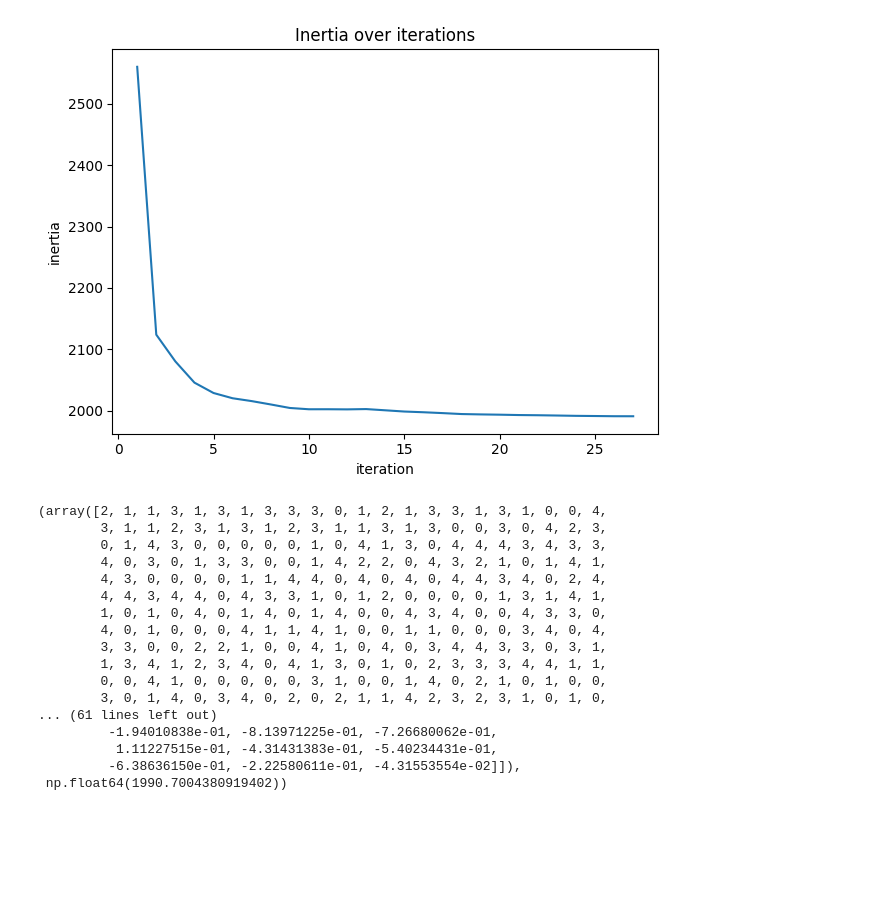
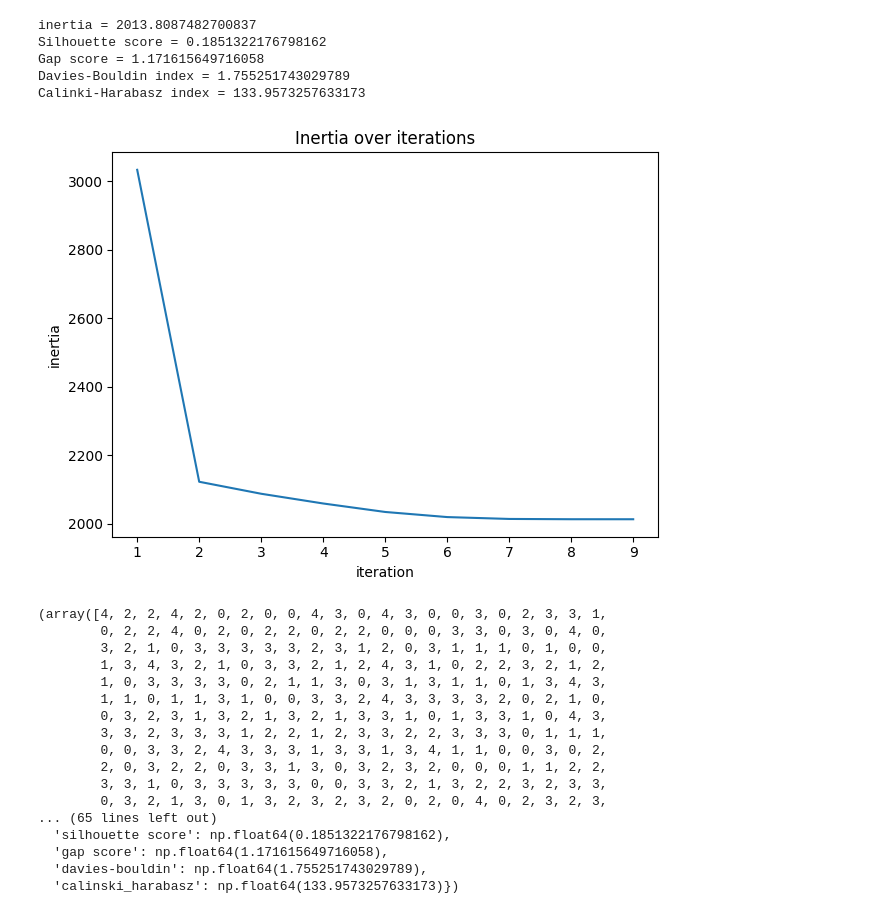
Before and after one commit to minareda417/Unsupervised-learning, a Jupyter notebook: k-means/kmeans.ipynb, the cells around one changed output. Drawn from its saved outputs; the diff is of its cells as text; code cells hidden in the pictures; blank space fills up the shorter version.

```diff
--- a/k-means/kmeans.ipynb
+++ b/k-means/kmeans.ipynb
@@ -2,7 +2,9 @@
 import pandas as pd
 import numpy as np
 # %%
-x = pd.read_csv("../data_processed.csv").to_numpy()
+df = pd.read_csv("../data_processed.csv")
+y = df['diagnosis']
+x = df.drop('diagnosis', axis = 1).to_numpy()
 # %%
 from KMeans import KMeans
 kmeans = KMeans(x)
@@ -33,3 +37,3 @@ Check the Elbow plot for visual inflection point
 # %%
-kmeans.fit(5, plot_inertia=True)
+kmeans.fit(5, plot_metrics=True)
 # %% [output]
@@ -54,21 +63,26 @@ kmeans.fit(5, plot_inertia=True)
 # %%
-kmeans.fit(5, smart_initialization=False, plot_inertia=True)
+kmeans.fit(5, smart_initialization=False, plot_metrics=True)
 # %% [output]
+inertia = 2013.8087482700837
+Silhouette score = 0.1851322176798162
+Gap score = 1.171615649716058
+Davies-Bouldin index = 1.755251743029789
+Calinki-Harabasz index = 133.9573257633173
-[figure, old version]
+[figure, new version]
-(array([2, 1, 1, 3, 1, 3, 1, 3, 3, 3, 0, 1, 2, 1, 3, 3, 1, 3, 1, 0, 0, 4,
-        3, 1, 1, 2, 3, 1, 3, 1, 2, 3, 1, 1, 3, 1, 3, 0, 0, 3, 0, 4, 2, 3,
-        0, 1, 4, 3, 0, 0, 0, 0, 0, 1, 0, 4, 1, 3, 0, 4, 4, 4, 3, 4, 3, 3,
-        4, 0, 3, 0, 1, 3, 3, 0, 0, 1, 4, 2, 2, 0, 4, 3, 2, 1, 0, 1, 4, 1,
-        4, 3, 0, 0, 0, 0, 1, 1, 4, 4, 0, 4, 0, 4, 0, 4, 4, 3, 4, 0, 2, 4,
-        4, 4, 3, 4, 4, 0, 4, 3, 3, 1, 0, 1, 2, 0, 0, 0, 0, 1, 3, 1, 4, 1,
-        1, 0, 1, 0, 4, 0, 1, 4, 0, 1, 4, 0, 0, 4, 3, 4, 0, 0, 4, 3, 3, 0,
-        4, 0, 1, 0, 0, 0, 4, 1, 1, 4, 1, 0, 0, 1, 1, 0, 0, 0, 3, 4, 0, 4,
-        3, 3, 0, 0, 2, 2, 1, 0, 0, 4, 1, 0, 4, 0, 3, 4, 4, 3, 3, 0, 3, 1,
-        1, 3, 4, 1, 2, 3, 4, 0, 4, 1, 3, 0, 1, 0, 2, 3, 3, 3, 4, 4, 1, 1,
-        0, 0, 4, 1, 0, 0, 0, 0, 0, 3, 1, 0, 0, 1, 4, 0, 2, 1, 0, 1, 0, 0,
-        3, 0, 1, 4, 0, 3, 4, 0, 2, 0, 2, 1, 1, 4, 2, 3, 2, 3, 1, 0, 1, 0,
-... (61 lines left out)
-         -1.94010838e-01, -8.13971225e-01, -7.26680062e-01,
-          1.11227515e-01, -4.31431383e-01, -5.40234431e-01,
-         -6.38636150e-01, -2.22580611e-01, -4.31553554e-02]]),
- np.float64(1990.7004380919402))
+(array([4, 2, 2, 4, 2, 0, 2, 0, 0, 4, 3, 0, 4, 3, 0, 0, 3, 0, 2, 3, 3, 1,
+        0, 2, 2, 4, 0, 2, 0, 2, 2, 0, 2, 2, 0, 0, 0, 3, 3, 0, 3, 0, 4, 0,
+        3, 2, 1, 0, 3, 3, 3, 3, 3, 2, 3, 1, 2, 0, 3, 1, 1, 1, 0, 1, 0, 0,
+        1, 3, 4, 3, 2, 1, 0, 3, 3, 2, 1, 2, 4, 3, 1, 0, 2, 2, 3, 2, 1, 2,
+        1, 0, 3, 3, 3, 3, 0, 2, 1, 1, 3, 0, 3, 1, 3, 1, 1, 0, 1, 3, 4, 3,
+        1, 1, 0, 1, 1, 3, 1, 0, 0, 3, 3, 2, 4, 3, 3, 3, 3, 2, 0, 2, 1, 0,
+        0, 3, 2, 3, 1, 3, 2, 1, 3, 2, 1, 3, 3, 1, 0, 1, 3, 3, 1, 0, 4, 3,
+        3, 3, 2, 3, 3, 3, 1, 2, 2, 1, 2, 3, 3, 2, 2, 3, 3, 3, 0, 1, 1, 1,
+        0, 0, 3, 3, 2, 4, 3, 3, 3, 1, 3, 3, 1, 3, 4, 1, 1, 0, 0, 3, 0, 2,
+        2, 0, 3, 2, 2, 0, 3, 3, 1, 3, 0, 3, 2, 3, 2, 0, 0, 0, 1, 1, 2, 2,
+        3, 3, 1, 0, 3, 3, 3, 3, 3, 0, 0, 3, 3, 2, 1, 3, 2, 2, 3, 2, 3, 3,
+        0, 3, 2, 1, 3, 0, 1, 3, 2, 3, 2, 3, 2, 0, 2, 0, 4, 0, 2, 3, 2, 3,
+... (65 lines left out)
+  'silhouette score': np.float64(0.1851322176798162),
+  'gap score': np.float64(1.171615649716058),
+  'davies-bouldin': np.float64(1.755251743029789),
+  'calinski_harabasz': np.float64(133.9573257633173)})
```
Also changed, not shown: parts of 2 cells of this notebook, 4 other files.
